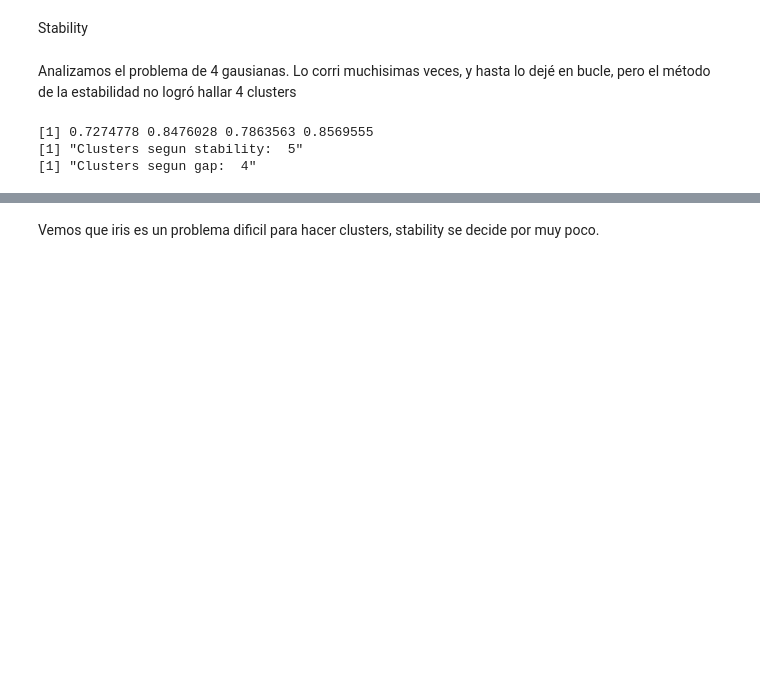
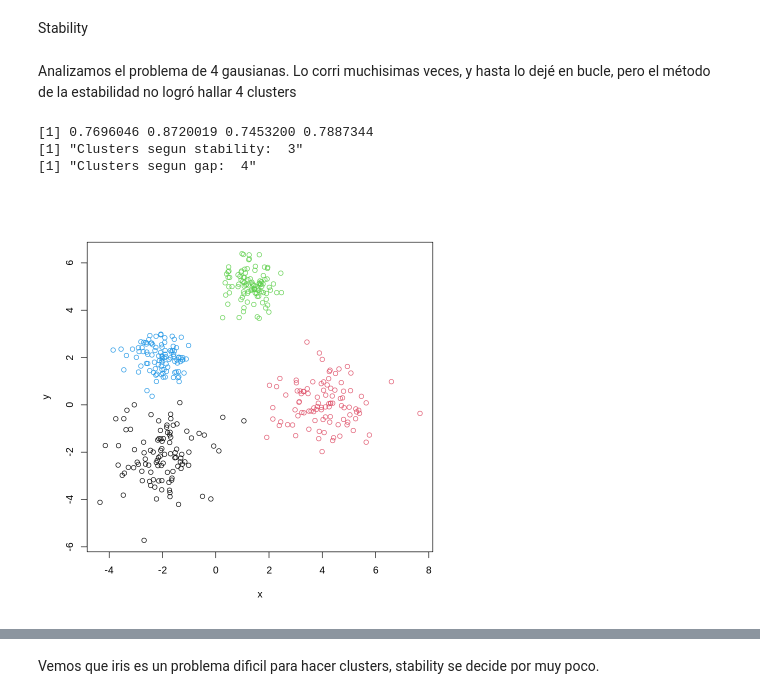
Before and after one commit to AgustinGurvich/TMD, a Jupyter notebook: TMD_TP3.ipynb, the cells around one changed output, grey strips where cells are left out. Drawn from its saved outputs; the diff is of its cells as text; code cells hidden in the pictures; blank space fills up the shorter version.

```diff
--- a/TMD_TP3.ipynb
+++ b/TMD_TP3.ipynb
@@ -394,6 +387,7 @@ Trabajando con la PCA como antes, otra vez obtenemos resultados feos. No es senc
 # %% [markdown]
 Funciones auxiliares para los métodos de clustering
 # %%
+#Funcion para generar n datasets con distribuciones uniformes para usar de referencia
 crea.referencias <- function(original.dataset, n){
     #Dimensiones del dataset
     rows <- dim(original.dataset)[1]
@@ -404,7 +398,7 @@ crea.referencias <- function(original.dataset, n){
     #Obtenemos los rangos de las variables, range me da el minimo y el maximo
     rangos <- apply(original.dataset, 2, range)
 
-    #Dataset de referencia
+    #Dataset de referencia, tiene que ser una lista para soportar las multiples dimensiones
     reference.datasets <- list()
 
     #Generamos los n datasets de referencia
@@ -412,7 +406,7 @@ crea.referencias <- function(original.dataset, n){
         #Generamos un dataset de referencia vacio
         reference.dataset <- c()
 
-        #Generamos los valores de uno de los datasets
+        #Generamos las columnas de uno de los datasets
         for(j in 1 : min(rows, cols)){
 			    uniformColumn = runif(rows, rangos[1, j], rangos[2, j])
 			    reference.dataset = cbind(reference.dataset, uniformColumn)
@@ -424,8 +418,8 @@ crea.referencias <- function(original.dataset, n){
 
     return (reference.datasets)
 }
-# crea.referencia(crabs.vars.log, 2)
 
+#Funcion magica provista por Pablo Granitto
 stability.score <- function(n, ind1, ind2, cc1, cc2){
     v1 <- v2 <- rep(0,n)
     v1[ind1] <- cc1
@@ -442,16 +436,6 @@ stability.score <- function(n, ind1, ind2, cc1, cc2){
     score <- sum((m1*m2)[upper.tri(m1)]>0)/(validos*(validos-1)/2)
     return(score)
 }
-
-create.kmeans <- function(dataset, k){
-    #Generate k kmeans models
-    kmeans.models <- double(k)
-    for(i in 1:k){
-        kmeans.i <- kmeans(dataset, i,nsta=10)
-        kmeans.models[i] <-kmeans.i$tot.withinss
-    }
-    return(kmeans.models)
-}
 # %% [markdown]
 Gap Statistic
 # %%
@@ -526,31 +513,34 @@ Analizamos el problema de 4 gausianas. Lo corri muchisimas veces, y hasta lo dej
 # %%
 gausianas <- function(tot.puntos){
   gap=2
   x<-rnorm(tot.puntos,mean=-gap)
   y<-rnorm(tot.puntos,mean=-gap)
   gausianas<-cbind(x,y,rep(1,length(x)))
   x<-rnorm(tot.puntos,mean=2*gap)
   y<-rnorm(tot.puntos,mean=0)
   gausianas<-rbind(gausianas,cbind(x,y,rep(2,length(x))))
   x<-rnorm(tot.puntos,mean=0.7*gap,sd=0.5)
   y<-rnorm(tot.puntos,mean=2.5*gap,sd=0.5)
   gausianas<-rbind(gausianas,cbind(x,y,rep(3,length(x))))
   x<-rnorm(tot.puntos,mean=-gap,sd=0.5)
   y<-rnorm(tot.puntos,mean=gap,sd=0.5)
   gausianas<-rbind(gausianas,cbind(x,y,rep(4,length(x))))
   return(gausianas)
 }
 g <- gausianas(100)
 
+plot(g[,-3], col = g[,3])
+
 gap <- gap.statistic(g[,-3], 5, 1000)
 stab <- stability.method(g[,-3], 5, 10)
 
 print(stab$mean.stability)
-print(paste("Clusters segun stability: ", which.max(stab$mean.stability) + 1))
+print(paste("Clusters segun stability: ", which.max(stab$mean.stability) + 1)) #Usamos como criterio el máximo de las medias de el stability score
 print(paste("Clusters segun gap: ", gap))
 # %% [output]
-[1] 0.7274778 0.8476028 0.7863563 0.8569555
-[1] "Clusters segun stability:  5"
+[1] 0.7696046 0.8720019 0.7453200 0.7887344
+[1] "Clusters segun stability:  3"
 [1] "Clusters segun gap:  4"
+[figure, added]
 # %%
 data(iris)
```
Also changed, not shown: parts of 30 cells of this notebook.
